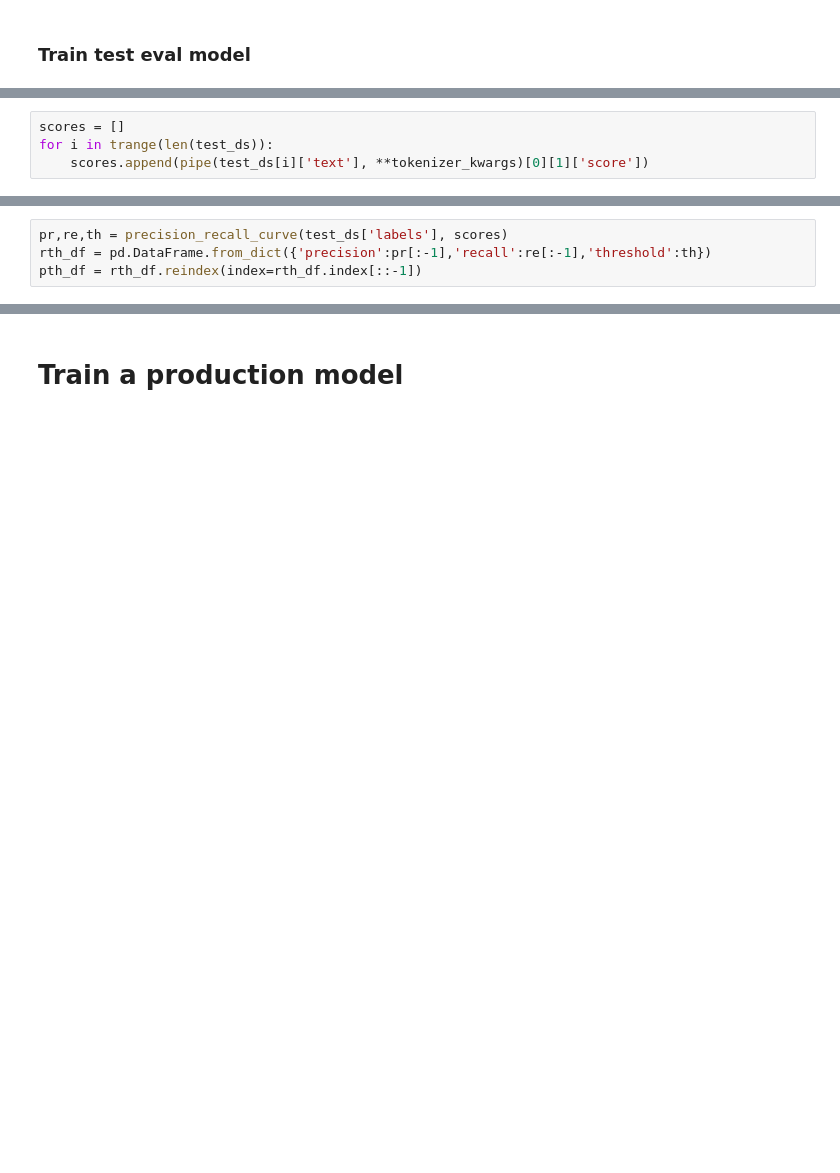
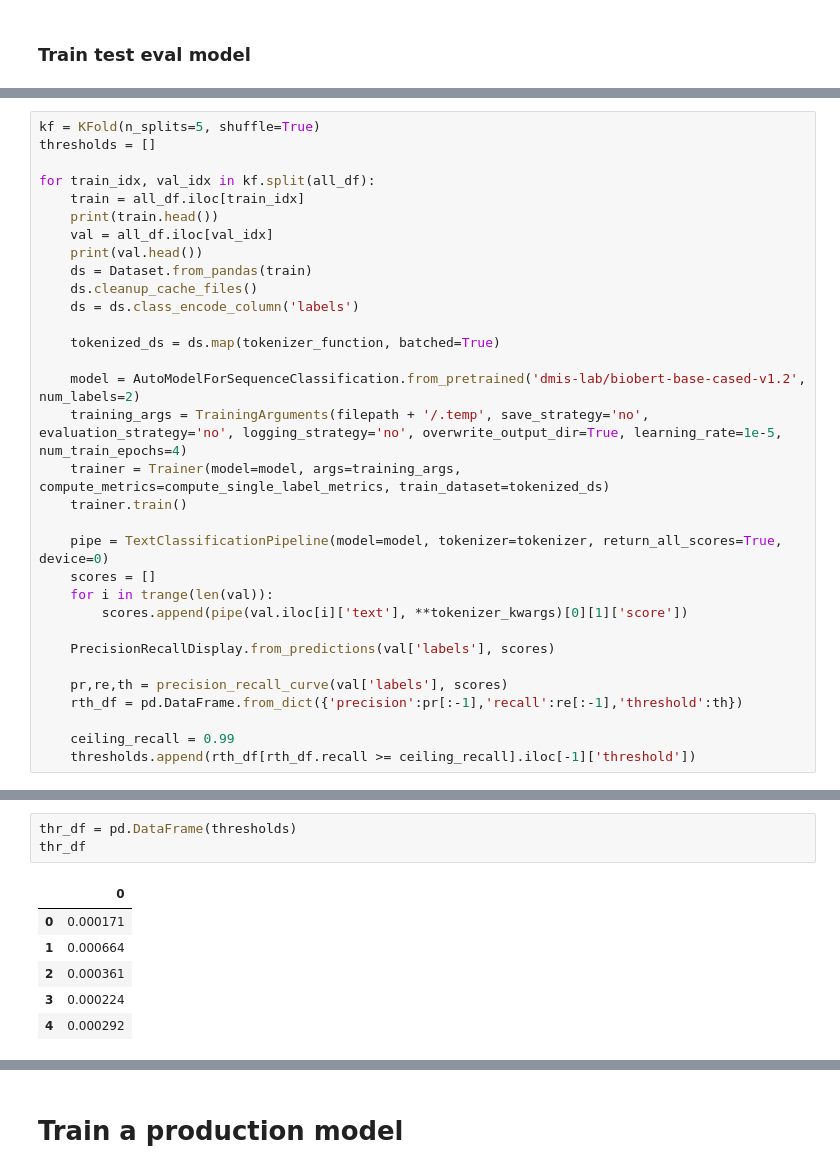
Before and after one commit to urppchusj/impactpharmacie, a Jupyter notebook: inclusion_transformers.ipynb, the cells around one changed output, grey strips where cells are left out. Drawn from its saved outputs; the diff is of its cells as text; blank space fills up the shorter version.

```diff
--- a/inclusion_transformers.ipynb
+++ b/inclusion_transformers.ipynb
@@ -195,4 +183,0 @@ If your task is similar to the task the model of the checkpoint was trained on,
-# %%
-scores = []
-for i in trange(len(test_ds)):
-    scores.append(pipe(test_ds[i]['text'], **tokenizer_kwargs)[0][1]['score'])
@@ -206,4 +183,0 @@ PrecisionRecallDisplay.from_predictions(test_ds['labels'], scores)
-# %%
-pr,re,th = precision_recall_curve(test_ds['labels'], scores)
-rth_df = pd.DataFrame.from_dict({'precision':pr[:-1],'recall':re[:-1],'threshold':th})
-pth_df = rth_df.reindex(index=rth_df.index[::-1])
@@ -217,0 +184,32 @@ Name: 0, dtype: float64
+# %%
+kf = KFold(n_splits=5, shuffle=True)
+thresholds = []
+
+for train_idx, val_idx in kf.split(all_df):
+    train = all_df.iloc[train_idx]
+    print(train.head())
+    val = all_df.iloc[val_idx]
+    print(val.head())
+    ds = Dataset.from_pandas(train)
+    ds.cleanup_cache_files()
+    ds = ds.class_encode_column('labels')
+
+    tokenized_ds = ds.map(tokenizer_function, batched=True)
+
+    model = AutoModelForSequenceClassification.from_pretrained('dmis-lab/biobert-base-cased-v1.2', num_labels=2)
+    training_args = TrainingArguments(filepath + '/.temp', save_strategy='no', evaluation_strategy='no', logging_strategy='no', overwrite_output_dir=True, learning_rate=1e-5, num_train_epochs=4)
+    trainer = Trainer(model=model, args=training_args, compute_metrics=compute_single_label_metrics, train_dataset=tokenized_ds)
+    trainer.train()
+
+    pipe = TextClassificationPipeline(model=model, tokenizer=tokenizer, return_all_scores=True, device=0)
+    scores = []
+    for i in trange(len(val)):
+        scores.append(pipe(val.iloc[i]['text'], **tokenizer_kwargs)[0][1]['score'])
+
+    PrecisionRecallDisplay.from_predictions(val['labels'], scores)
+
+    pr,re,th = precision_recall_curve(val['labels'], scores)
+    rth_df = pd.DataFrame.from_dict({'precision':pr[:-1],'recall':re[:-1],'threshold':th})
+
+    ceiling_recall = 0.99
+    thresholds.append(rth_df[rth_df.recall >= ceiling_recall].iloc[-1]['threshold'])
@@ -218 +311,11 @@ Name: 0, dtype: float64
+# %%
+thr_df = pd.DataFrame(thresholds)
+thr_df
+# %% [output]
+|  | 0 |
+| 0 | 0.000171 |
+| 1 | 0.000664 |
+| 2 | 0.000361 |
+| 3 | 0.000224 |
+| 4 | 0.000292 |
 # %%
```
Also changed, not shown: parts of 17 cells of this notebook, 6 other files.
